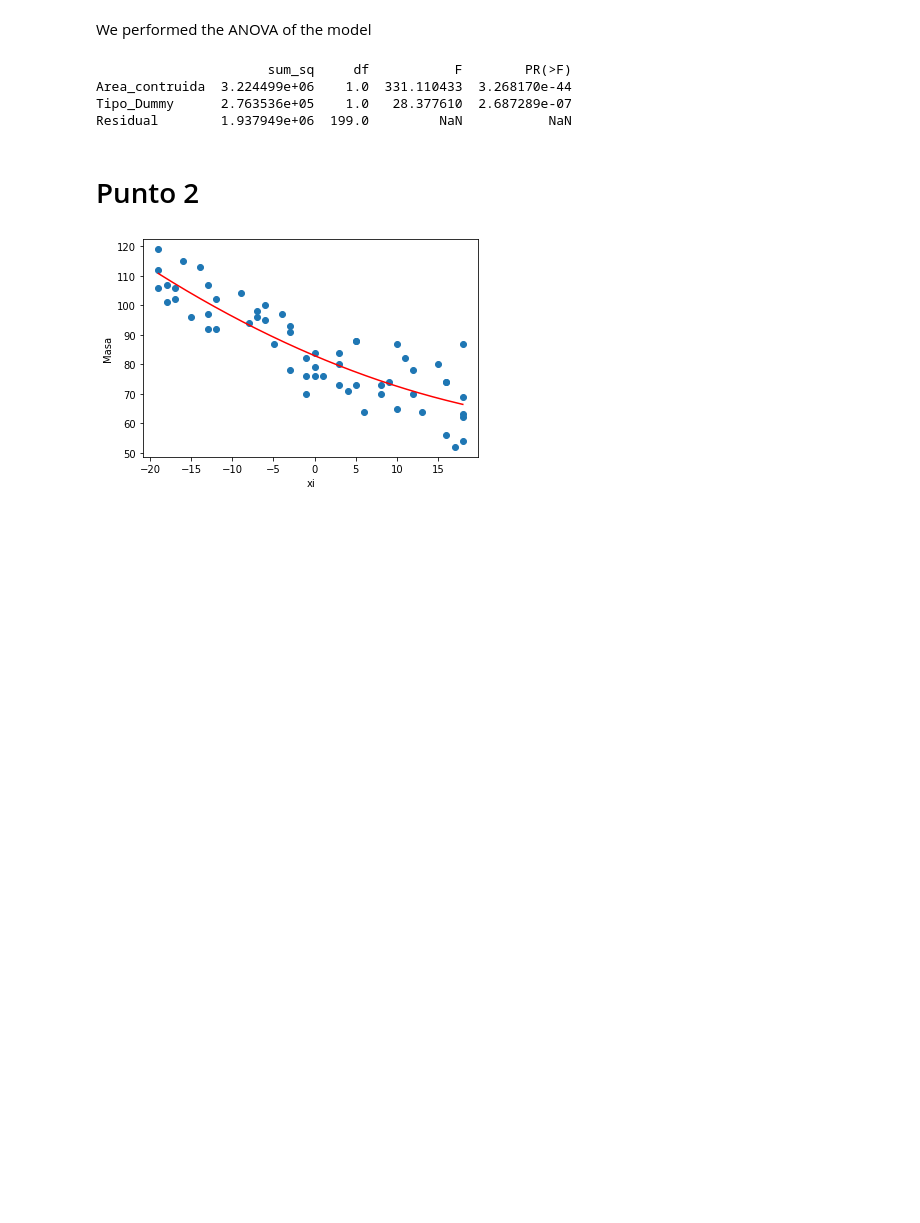
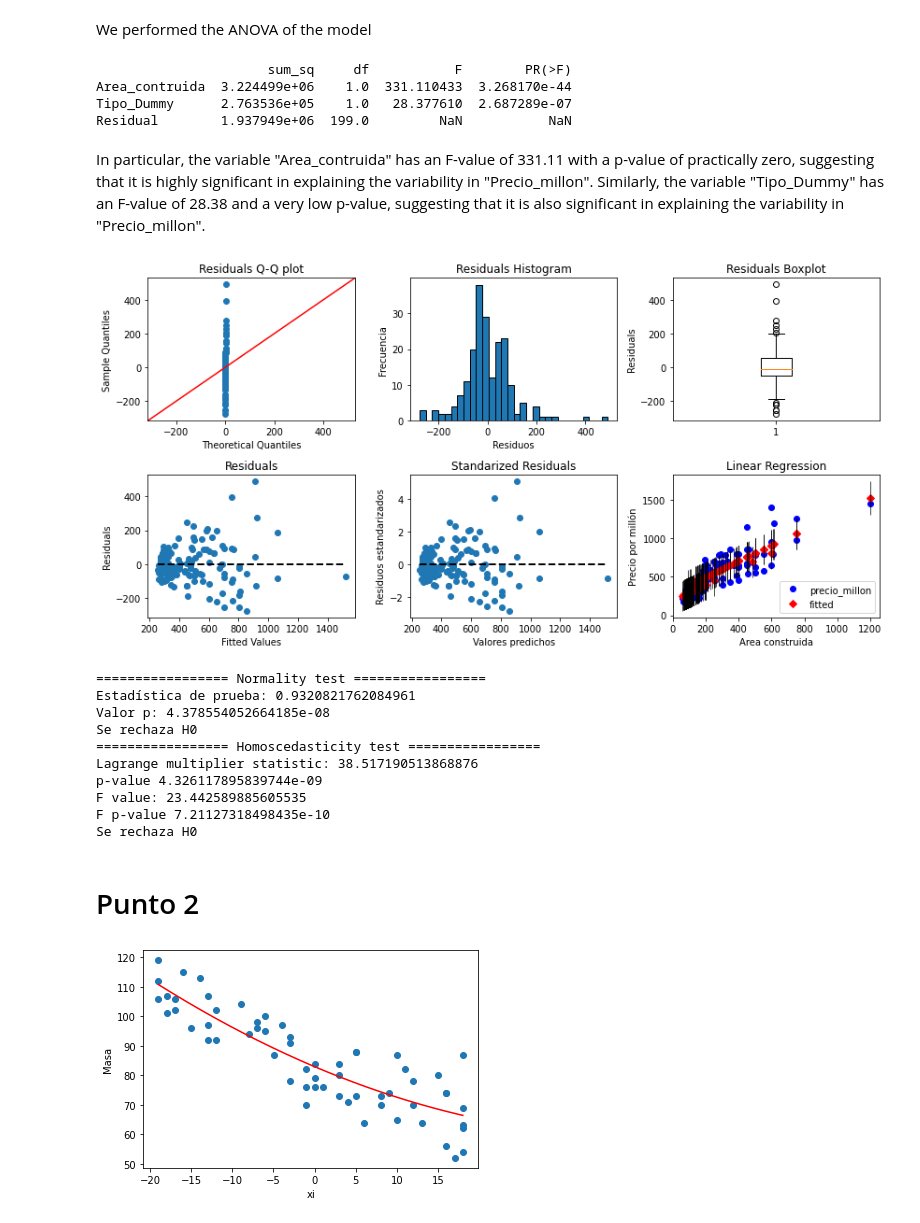
Before and after one commit to suribe06/Statistics, a Jupyter notebook: Parcial_2.ipynb, the cells around one changed output. Cells and saved outputs as stored; diff of their text form; code cells hidden in the pictures; blank space fills up the shorter version.

```diff
--- a/Parcial_2.ipynb
+++ b/Parcial_2.ipynb
@@ -390,6 +380,22 @@ print(anova_results)
 Area_contruida  3.224499e+06    1.0  331.110433  3.268170e-44
 Tipo_Dummy      2.763536e+05    1.0   28.377610  2.687289e-07
 Residual        1.937949e+06  199.0         NaN           NaN
+# %% [markdown]
+In particular, the variable "Area_contruida" has an F-value of 331.11 with a p-value of practically zero, suggesting that it is highly significant in explaining the variability in "Precio_millon". Similarly, the variable "Tipo_Dummy" has an F-value of 28.38 and a very low p-value, suggesting that it is also significant in explaining the variability in "Precio_millon".
+# %%
+checkModelAssumptions(modelo2)
+# %% [output]
+[figure, added]
+================= Normality test =================
+Estadística de prueba: 0.9320821762084961
+Valor p: 4.378554052664185e-08
+Se rechaza H0
+================= Homoscedasticity test =================
+Lagrange multiplier statistic: 38.517190513868876
+p-value 4.326117895839744e-09
+F value: 23.442589885605535
+F p-value 7.21127318498435e-10
+Se rechaza H0
 # %% [markdown]
 # Punto 2
 # %%
```
Also changed, not shown: parts of 21 cells of this notebook.
